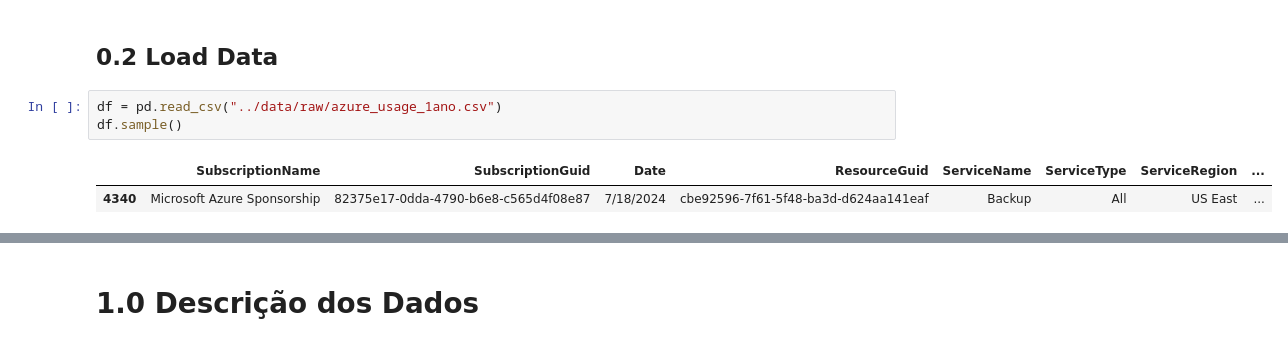
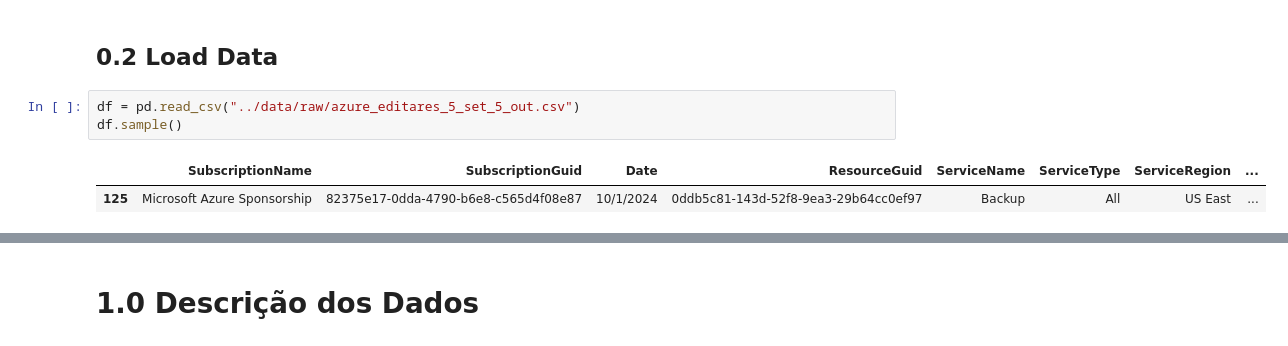
Before and after one commit to Gabrielnbr/modelo_unicin, a Jupyter notebook: notebooks/1_0_descricao_dados.ipynb, the cells around one changed output, grey strips where cells are left out. Drawn from its saved outputs; the diff is of its cells as text.

```diff
--- a/notebooks/1_0_descricao_dados.ipynb
+++ b/notebooks/1_0_descricao_dados.ipynb
@@ -94,8 +94,8 @@ Populating the interactive namespace from numpy and matplotlib
 # %% [markdown]
 ## 0.2 Load Data
 # %%
-df = pd.read_csv("../data/raw/azure_usage_1ano.csv")
+df = pd.read_csv("../data/raw/azure_editares_5_set_5_out.csv")
 df.sample()
 # %% [output]
 |  | SubscriptionName | SubscriptionGuid | Date | ResourceGuid | ServiceName | ServiceType | ServiceRegion | ... |
-| 4340 | Microsoft Azure Sponsorship | 82375e17-0dda-4790-b6e8-c565d4f08e87 | 7/18/2024 | cbe92596-7f61-5f48-ba3d-d624aa141eaf | Backup | All | US East | ... |
+| 125 | Microsoft Azure Sponsorship | 82375e17-0dda-4790-b6e8-c565d4f08e87 | 10/1/2024 | 0ddb5c81-143d-52f8-9ea3-29b64cc0ef97 | Backup | All | US East | ... |
```
Also changed, not shown: parts of 5 cells of this notebook, 24 other files.
